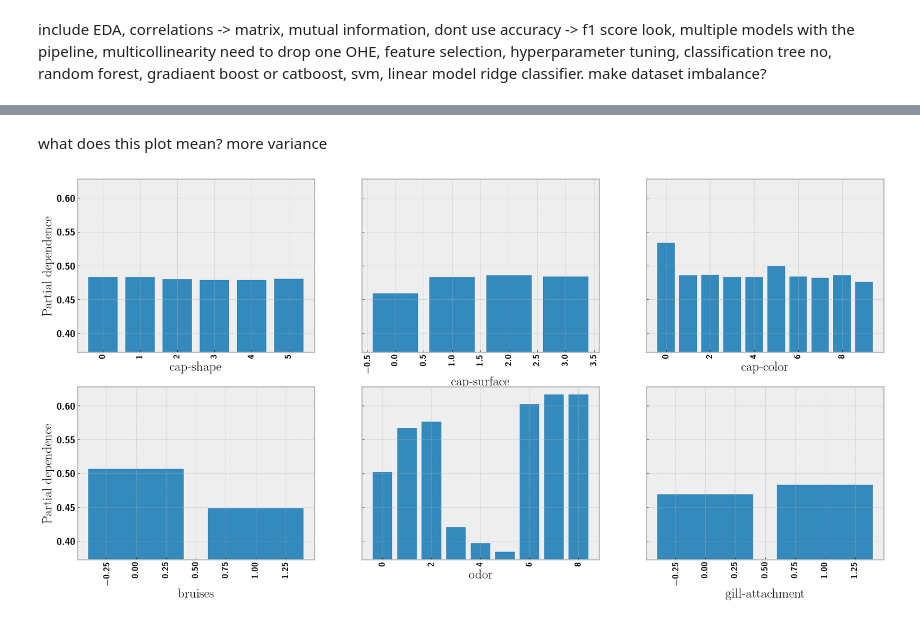
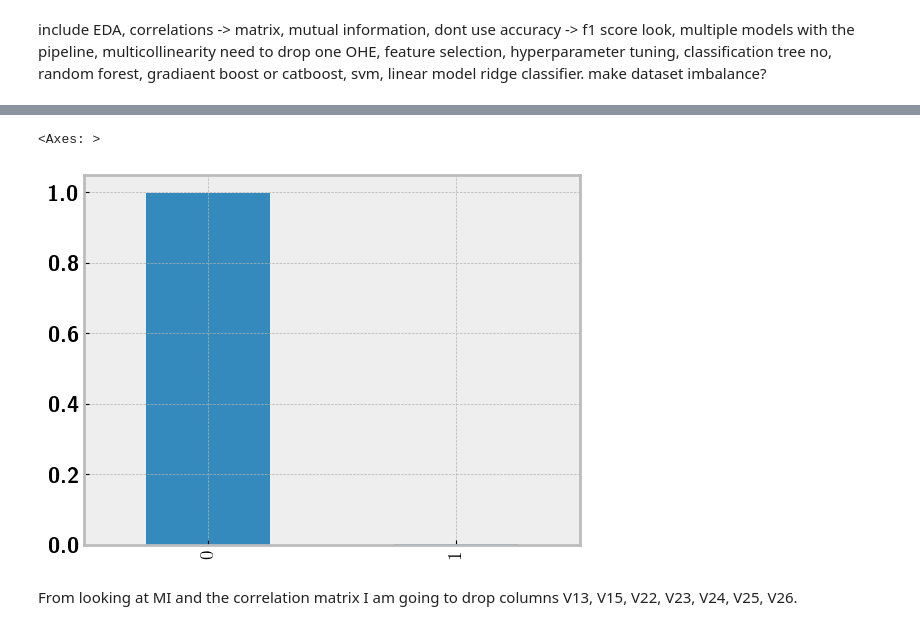
Before and after one commit to evanfrang/fraud_detection, a Jupyter notebook: fraud_eda.ipynb, the cells around one changed output, grey strips where cells are left out. Drawn from its saved outputs; the diff is of its cells as text; code cells hidden in the pictures.

```diff
--- a/fraud_eda.ipynb
+++ b/fraud_eda.ipynb
@@ -161,13 +123,7 @@ plt.show()
-# %% [markdown]
-what does this plot mean? more variance
-# %%
-fig, ax = plt.subplots(figsize=(20, 10))
-labels_0 = label_encoder.classes_
-#ax.set_xticklabels(odor_labels)
-PartialDependenceDisplay.from_estimator(rfc, X_train, features=[0,1,2,3,4,5],
-                                        feature_names=X_train.columns, ax=ax,
-                                        categorical_features=[0,1,2,3,4,5])
-plt.tight_layout()
-plt.show()
-# %% [output]
-[figure, removed]
+# %%
+df['Fraud'].value_counts(normalize=True).plot(kind='bar')
+# %% [output]
+<Axes: >
+[figure, added]
+# %% [markdown]
+From looking at MI and the correlation matrix I am going to drop columns V13, V15, V22, V23, V24, V25, V26.
```
Also changed, not shown: parts of 24 cells of this notebook, 1 other file.
